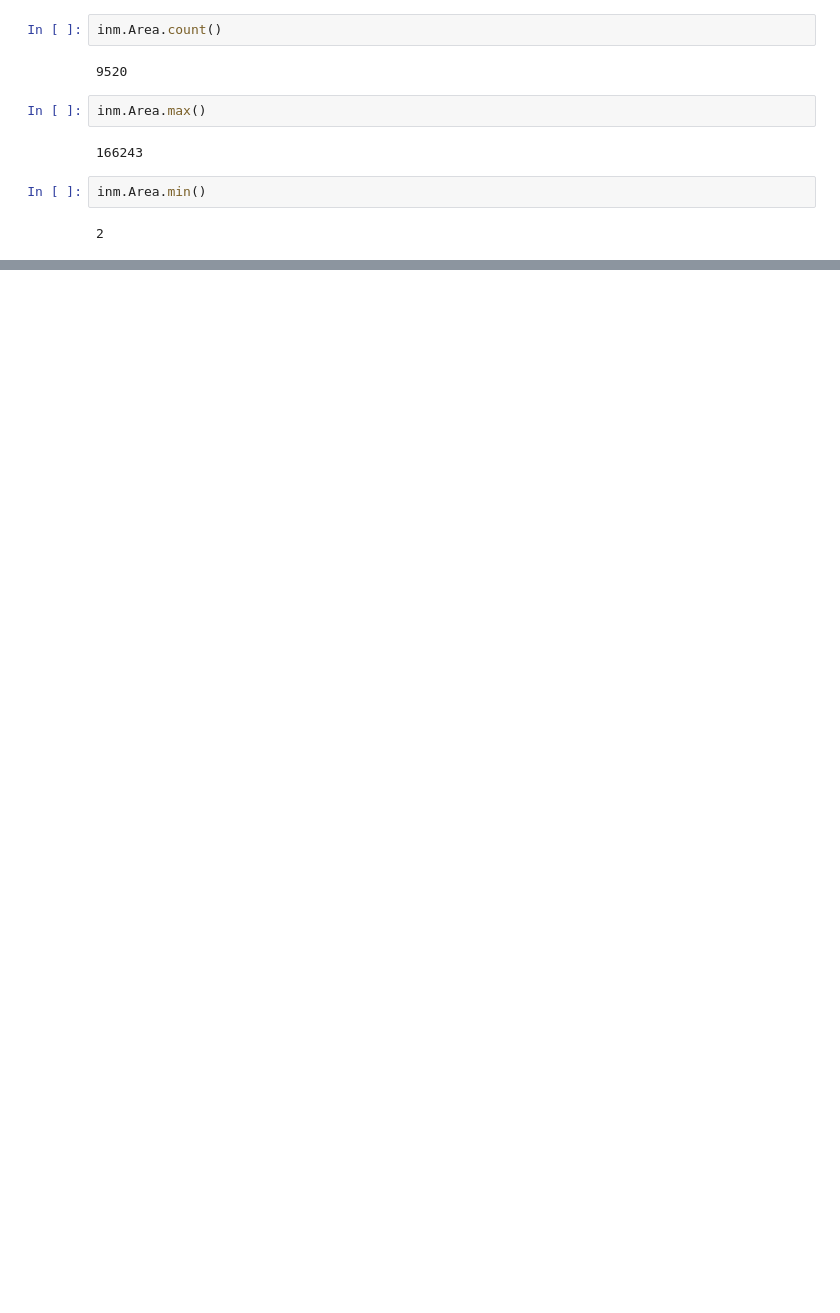
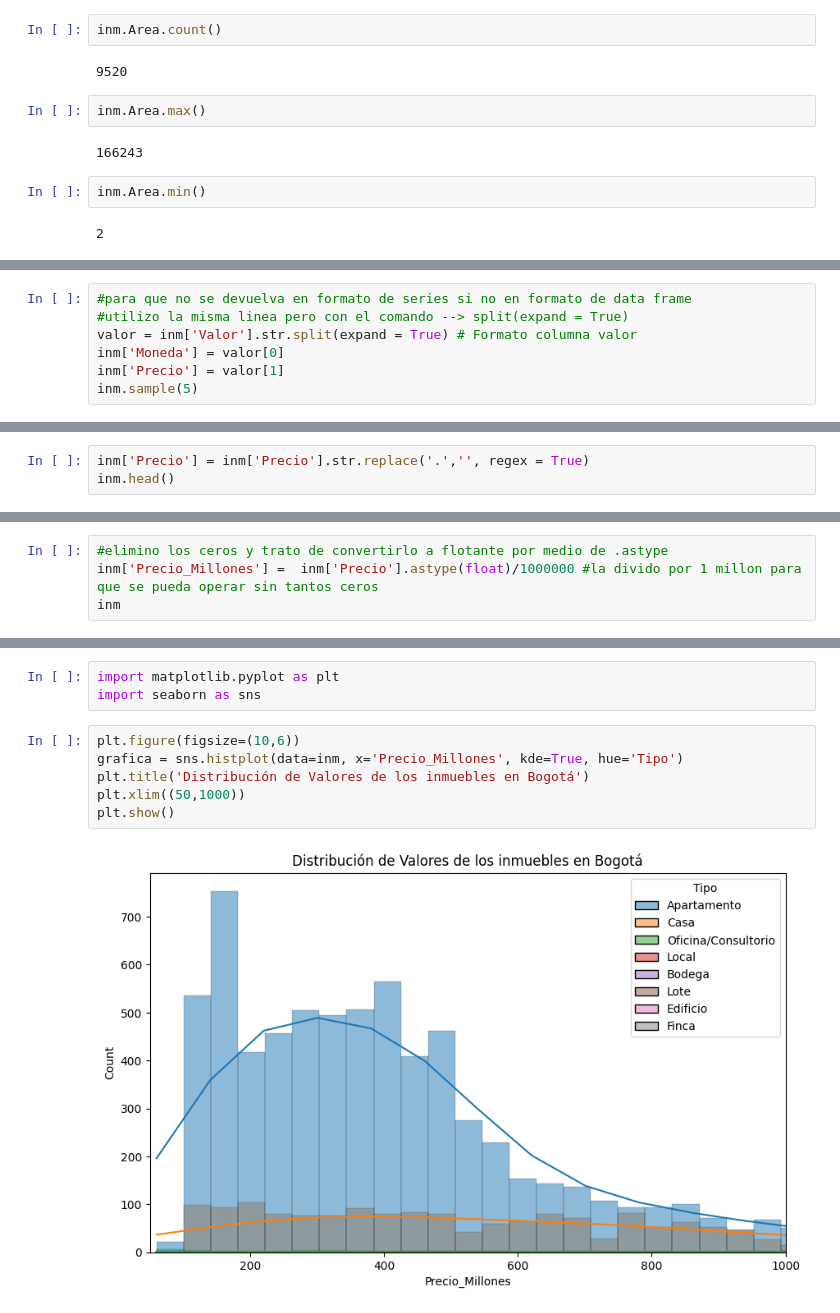
Before and after one commit to GalaticPizza/Primer-Proyecto-de-An-lisis-de-Datos-en-Python, a Jupyter notebook: Proyecto_Inmobiliaria_Alura.ipynb, the cells around one changed output, grey strips where cells are left out. Drawn from its saved outputs; the diff is of its cells as text; blank space fills up the shorter version.

```diff
--- a/Proyecto_Inmobiliaria_Alura.ipynb
+++ b/Proyecto_Inmobiliaria_Alura.ipynb
@@ -433,0 +454,7 @@ inm.Area.min()
+# %%
+#para que no se devuelva en formato de series si no en formato de data frame
+#utilizo la misma linea pero con el comando --> split(expand = True)
+valor = inm['Valor'].str.split(expand = True) # Formato columna valor
+inm['Moneda'] = valor[0]
+inm['Precio'] = valor[1]
+inm.sample(5)
@@ -433,0 +468,3 @@ inm.Area.min()
+# %%
+inm['Precio'] = inm['Precio'].str.replace('.','', regex = True)
+inm.head()
@@ -433,0 +499,4 @@ inm.Area.min()
+# %%
+#elimino los ceros y trato de convertirlo a flotante por medio de .astype
+inm['Precio_Millones'] =  inm['Precio'].astype(float)/1000000 #la divido por 1 millon para que se pueda operar sin tantos ceros
+inm
@@ -433,0 +554,11 @@ inm.Area.min()
+# %%
+import matplotlib.pyplot as plt
+import seaborn as sns
+# %%
+plt.figure(figsize=(10,6))
+grafica = sns.histplot(data=inm, x='Precio_Millones', kde=True, hue='Tipo')
+plt.title('Distribución de Valores de los inmuebles en Bogotá')
+plt.xlim((50,1000))
+plt.show()
+# %% [output]
+[figure, added]
```
Also changed, not shown: parts of 19 cells of this notebook.
